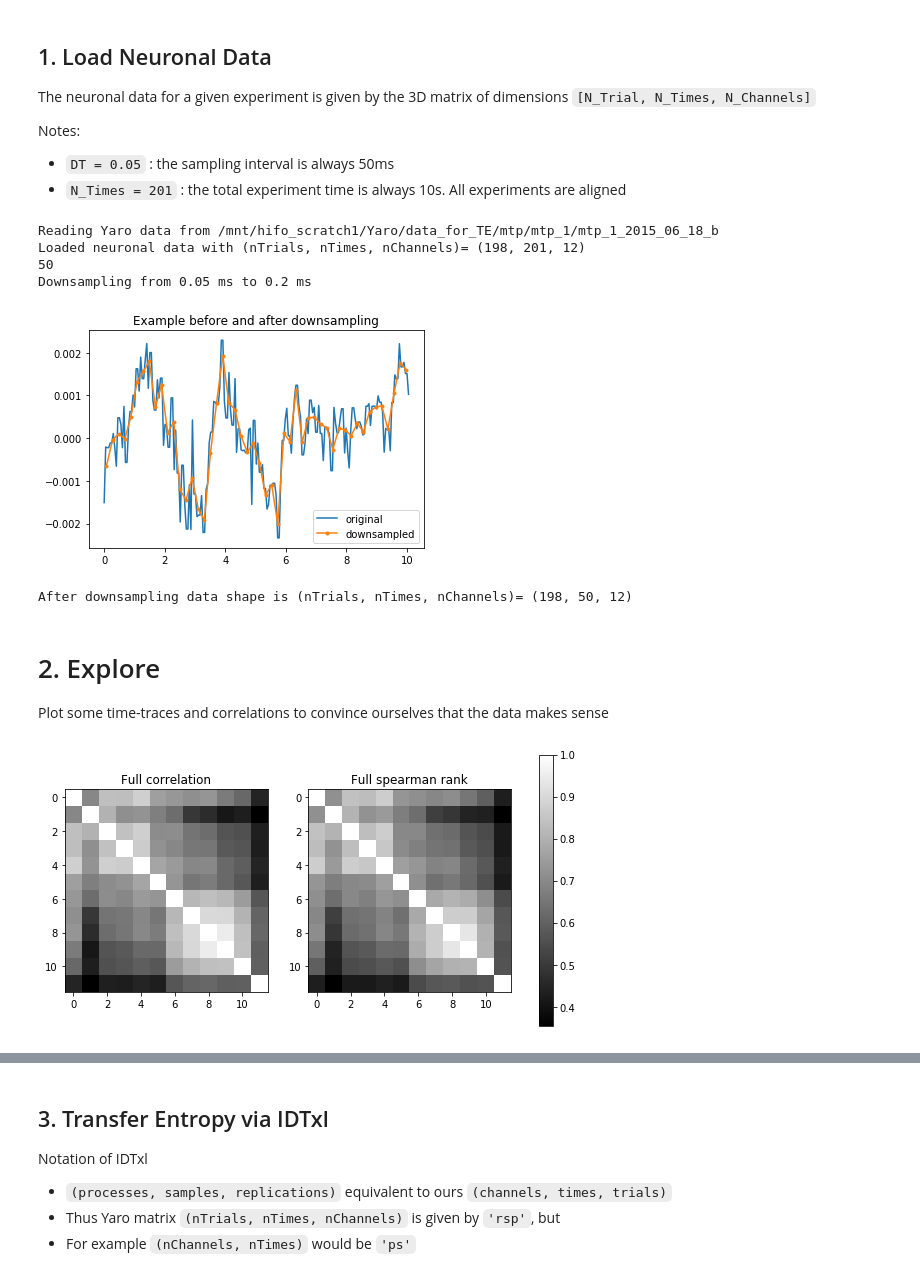
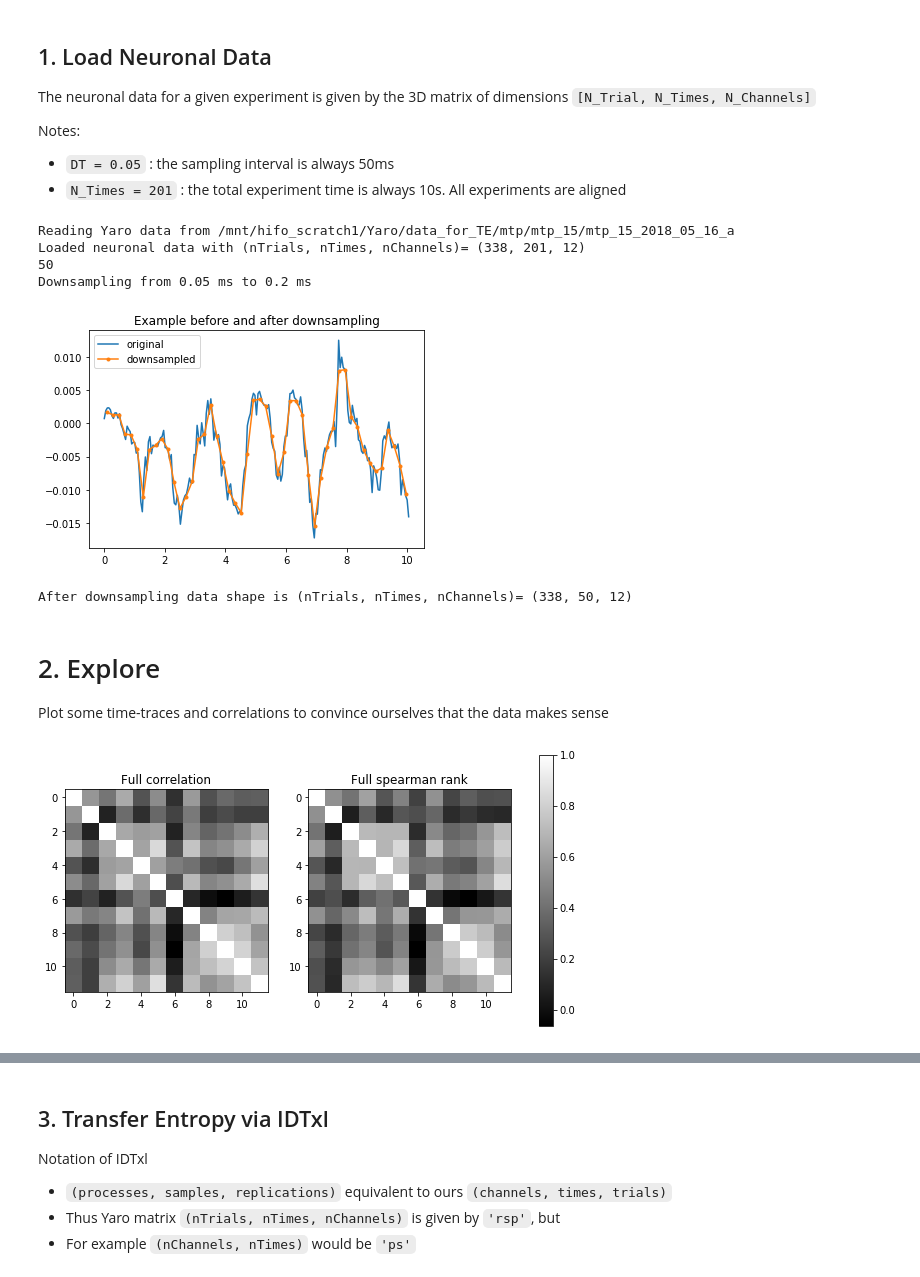
Before and after one commit to aleksejs-fomins/nest-mesoscopic-metric-test, a Jupyter notebook: codes/analysis_real/yaro_te_idtxl.ipynb, the cells around one changed output, grey strips where cells are left out. Cells and saved outputs as stored; diff of their text form; code cells hidden in the pictures.

```diff
--- a/codes/analysis_real/yaro_te_idtxl.ipynb
+++ b/codes/analysis_real/yaro_te_idtxl.ipynb
@@ -61,8 +61,9 @@ params = {
 }
 # %%
 # Read LVM file from command line
-folderName = "mtp_1_2015_06_18_b"
-folderPath = "/mnt/hifo_scratch1/Yaro/data_for_TE/mtp/mtp_1"
+#folderName = "mtp_1_2015_06_18_b"
+folderName = "mtp_15_2018_05_16_a"
+folderPath = "/mnt/hifo_scratch1/Yaro/data_for_TE/mtp/mtp_15"
 data, behaviour = read_mat(os.path.join(folderPath, folderName))
 
 # Get parameters
@@ -75,37 +76,37 @@ print(nTimesDownsampled)
 
 # Timeline (x-axis)
 tlst = params["exp_timestep"] * np.linspace(0, nTimes, nTimes)
 
 # Downsample data
 print("Downsampling from", params["exp_timestep"], "ms to", params["bin_timestep"], "ms")
 if params["subsampling"]:
     params["timestep"] = params["bin_timestep"]
     tlst_new = downsample(tlst, data[0, :, 0], nTimesDownsampled)[0]
     data_new = np.array([[downsample(tlst, data[i, :, j], nTimesDownsampled)[1]
                           for i in range(nTrials)]
                          for j in range(nChannels)])
 else:
     params["timestep"] = params["exp_timestep"]
 
 # Plot downsampling for comparison
 plt.figure()
 plt.plot(tlst, data[0, :, 0], label='original')
 plt.plot(tlst_new, data_new[0, 0, :], '.-', label='downsampled')
 plt.title("Example before and after downsampling")
 plt.legend()
 plt.show()
 
 # Replace old data with subsampled one
 tlst, data = tlst_new, data_new.transpose(1, 2, 0)
 nTrials, nTimes, nChannels = data.shape
 print("After downsampling data shape is (nTrials, nTimes, nChannels)=", data.shape)
 # %% [output]
-Reading Yaro data from /mnt/hifo_scratch1/Yaro/data_for_TE/mtp/mtp_1/mtp_1_2015_06_18_b
-Loaded neuronal data with (nTrials, nTimes, nChannels)= (198, 201, 12)
+Reading Yaro data from /mnt/hifo_scratch1/Yaro/data_for_TE/mtp/mtp_15/mtp_15_2018_05_16_a
+Loaded neuronal data with (nTrials, nTimes, nChannels)= (338, 201, 12)
 50
 Downsampling from 0.05 ms to 0.2 ms
-[figure, old version]
+[figure, new version]
-After downsampling data shape is (nTrials, nTimes, nChannels)= (198, 50, 12)
+After downsampling data shape is (nTrials, nTimes, nChannels)= (338, 50, 12)
 # %% [markdown]
 # 2. Explore
 
@@ -121,7 +122,7 @@ ax[1].set_title("Full spearman rank")
 fig.colorbar(im1, ax=ax, orientation='vertical')
 plt.show()
 # %% [output]
-[figure, old version]
+[figure, new version]
 # %%
 # Compute windowed correlation
 windowsize_T = 1.0 # Seconds
```
Also changed, not shown: parts of 3 cells of this notebook, 5 other files.
